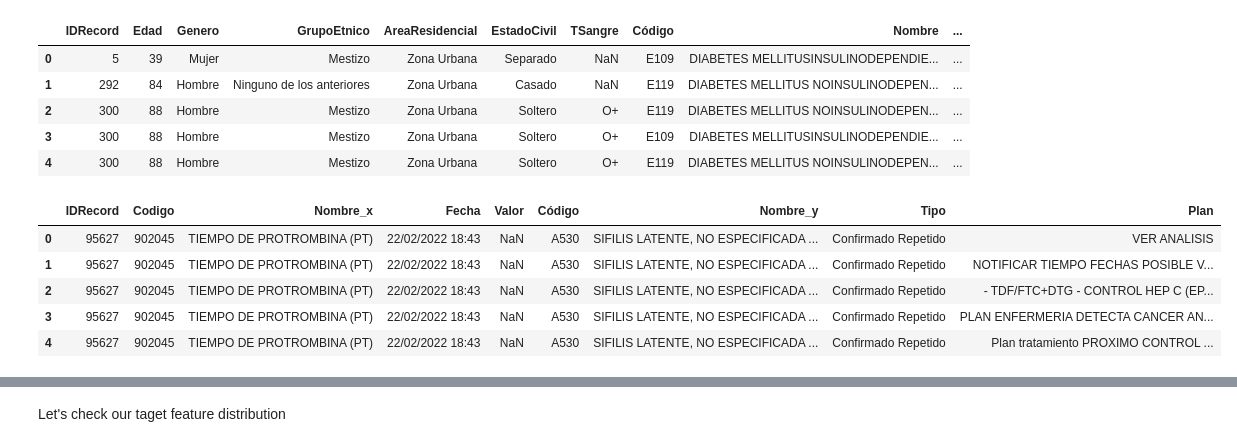
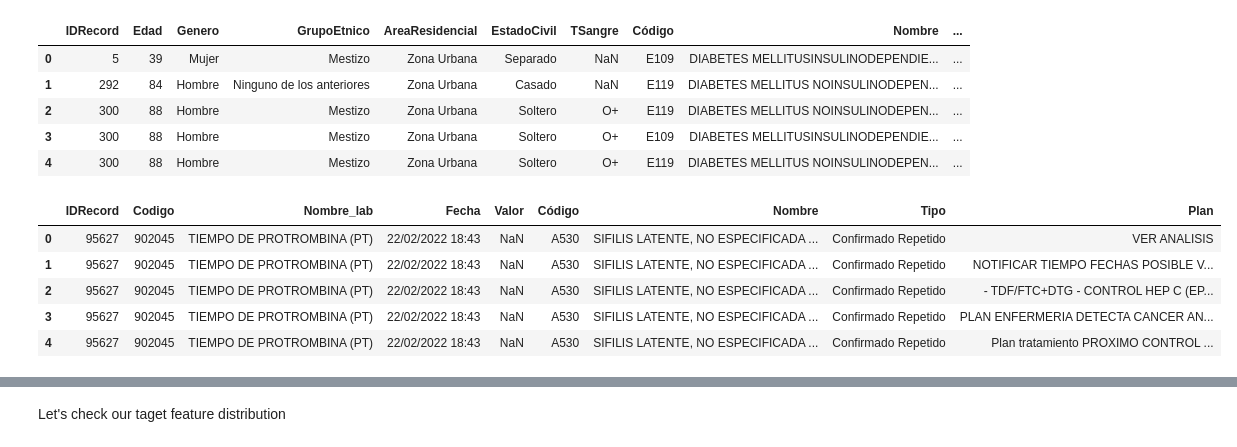
Before and after one commit to JuanGomez12/DataScience4AllProject, a Jupyter notebook: scripts/deep_EDA.ipynb, the cells around one changed output, grey strips where cells are left out. Cells and saved outputs as stored; diff of their text form; code cells hidden in the pictures.

```diff
--- a/scripts/deep_EDA.ipynb
+++ b/scripts/deep_EDA.ipynb
@@ -72,3 +74,6 @@ laboratorios.head()
 | 4 | 44596 | 902045 | TIEMPO DE PROTROMBINA (PT) | 5/08/2021 13:15 | NaN |
 # %% [markdown]
 Cleanup based on initial EDA
+# %%
+laboratorios['Valor'] = pd.to_numeric(laboratorios.Valor, errors='coerce')
+laboratorios
@@ -95,10 +114,10 @@ merged.head(5)
 | 4 | 300 | 88 | Hombre | Mestizo | Zona Urbana | Soltero | O+ | E119 | DIABETES MELLITUS NOINSULINODEPEN... | ... |
 # %%
 # Merge the laboratory with the medical notes data
-merged_lab = laboratorios.merge(notas, how='inner', on='IDRecord')
+merged_lab = laboratorios.merge(notas, how='inner', on='IDRecord', suffixes = ["_lab", None])
 merged_lab.head(5)
 # %% [output]
-|  | IDRecord | Codigo | Nombre_x | Fecha | Valor | Código | Nombre_y | Tipo | Plan |
+|  | IDRecord | Codigo | Nombre_lab | Fecha | Valor | Código | Nombre | Tipo | Plan |
 | 0 | 95627 | 902045 | TIEMPO DE PROTROMBINA (PT) | 22/02/2022 18:43 | NaN | A530 | SIFILIS LATENTE, NO ESPECIFICADA ... | Confirmado Repetido | VER ANALISIS |
 | 1 | 95627 | 902045 | TIEMPO DE PROTROMBINA (PT) | 22/02/2022 18:43 | NaN | A530 | SIFILIS LATENTE, NO ESPECIFICADA ... | Confirmado Repetido | NOTIFICAR TIEMPO FECHAS POSIBLE V... |
 | 2 | 95627 | 902045 | TIEMPO DE PROTROMBINA (PT) | 22/02/2022 18:43 | NaN | A530 | SIFILIS LATENTE, NO ESPECIFICADA ... | Confirmado Repetido | - TDF/FTC+DTG - CONTROL HEP C (EP... |
```
Also changed, not shown: parts of 16 cells of this notebook.
